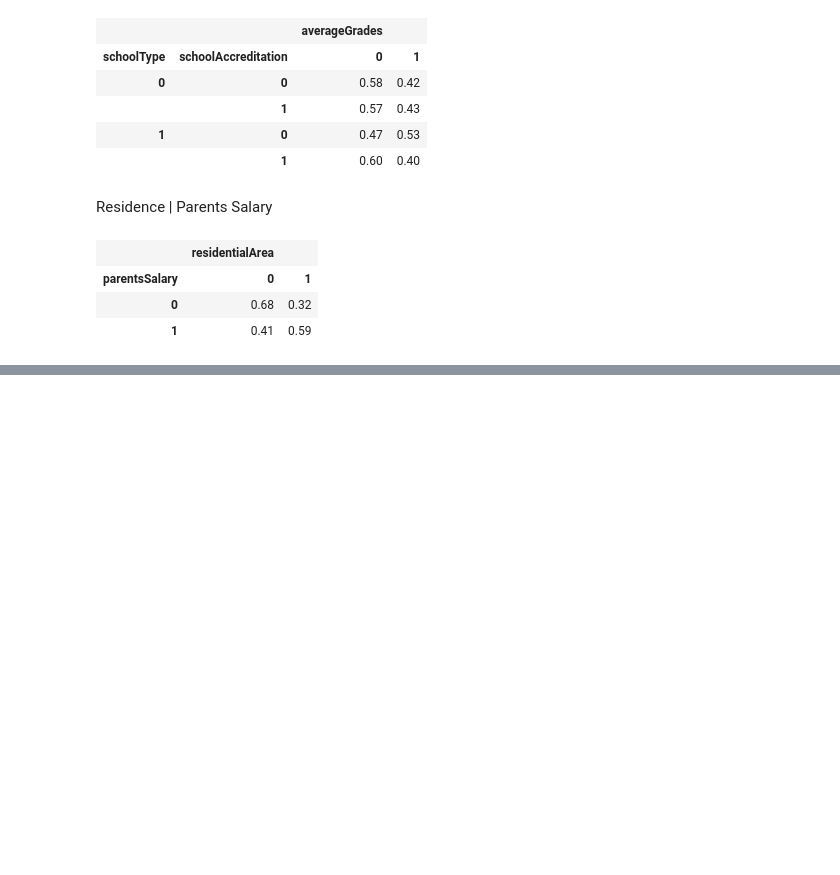
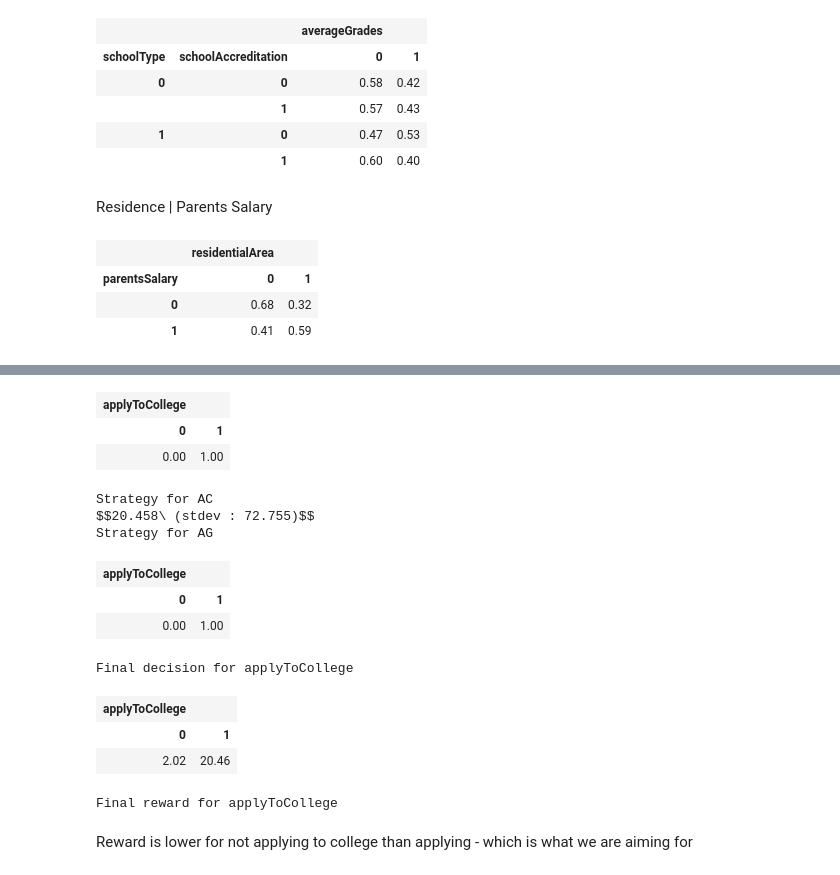
Before and after one commit to RacquelNinaDennison/BayesianNetworks, a Jupyter notebook: bayesianNetworks.ipynb, the cells around one changed output, grey strips where cells are left out. Cells and saved outputs as stored; diff of their text form; code cells hidden in the pictures; blank space fills up the shorter version.

Commit message:
Added the decision nodes

```diff
--- a/bayesianNetworks.ipynb
+++ b/bayesianNetworks.ipynb
@@ -102,0 +111,21 @@ bn.cpt("residentialArea")
+# %%
+# Create an empty Influence Diagram without arguments
+bn = gum.InfluenceDiagram()
+
+# Add nodes (LabelizedVariable represents variables in the network)
+id_pc = bn.add(gum.LabelizedVariable('parentsCollege', 'parentsCollege', 2))
+id_pa = bn.add(gum.LabelizedVariable('parentsAge', 'parentsAge', 2))
+id_ps = bn.add(gum.LabelizedVariable('parentsSalary', 'parentsSalary', 2))
+id_sa = bn.add(gum.LabelizedVariable('schoolAccreditation', 'schoolAccreditation', 2))
+id_st = bn.add(gum.LabelizedVariable('schoolType', 'schoolType', 2))
+id_ag = bn.add(gum.LabelizedVariable('averageGrades', 'averageGrades', 2))
+id_in = bn.add(gum.LabelizedVariable('interest', 'interest', 3))
+id_ra = bn.add(gum.LabelizedVariable('residentialArea', 'residentialArea', 2))
+id_ap = bn.addDecisionNode(gum.LabelizedVariable("applyToCollege", "applyToCollege",2))
+id_u = bn.addUtilityNode(gum.LabelizedVariable("utility", "utility",1))
+
+# Add arcs (links between the variables)
+for link in [(id_pc, id_ps), (id_ps, id_sa), (id_sa, id_ag), (id_pa, id_ps), (id_ps, id_ra), (id_st, id_ag), (id_in, id_u), (id_ag,id_u), (id_ap, id_u)]:
+    bn.addArc(*link)
+
+bn
@@ -102,0 +179,30 @@ bn.cpt("residentialArea")
+# %%
+def show_decisions(ie):
+    gnb.flow.row(ie.optimalDecision("applyToCollege"),
+                   f"$${ie.MEU()['mean']:5.3f}\\ (stdev : {math.sqrt(ie.MEU()['variance']):5.3f})$$",
+                   captions=["Strategy for AC",
+                             "Strategy for AG",
+                             "MEU and its standard deviation"])
+    gnb.flow.row(ie.posterior("applyToCollege"),ie.posteriorUtility("applyToCollege"),
+                  captions=["Final decision for applyToCollege","Final reward for applyToCollege"])
+
+ie=gum.ShaferShenoyLIMIDInference(bn)
+ie.makeInference()
+show_decisions(ie)
+# %% [output]
+| applyToCollege |  |
+| 0 | 1 |
+| 0.00 | 1.00 |
+Strategy for AC
+$$20.458\ (stdev : 72.755)$$
+Strategy for AG
+| applyToCollege |  |
+| 0 | 1 |
+| 0.00 | 1.00 |
+Final decision for applyToCollege
+| applyToCollege |  |
+| 0 | 1 |
+| 2.02 | 20.46 |
+Final reward for applyToCollege
+# %% [markdown]
+Reward is lower for not applying to college than applying - which is what we are aiming for
```
Also changed, not shown: parts of 11 cells of this notebook.
